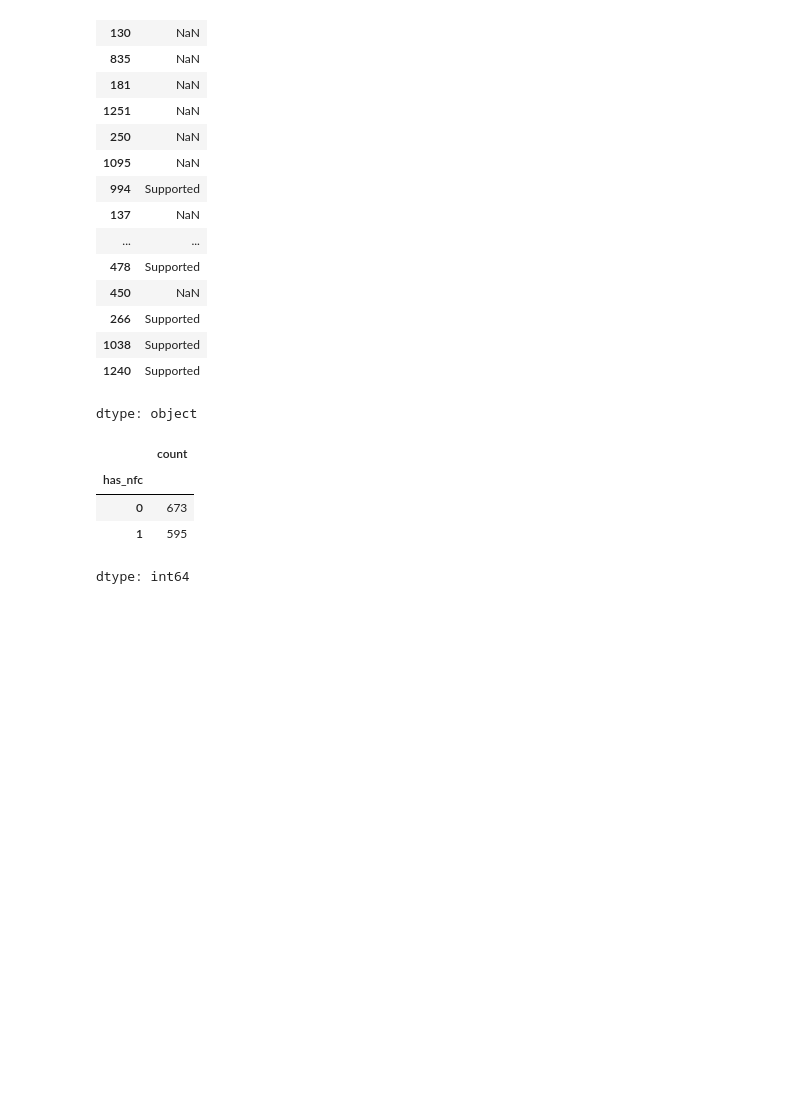
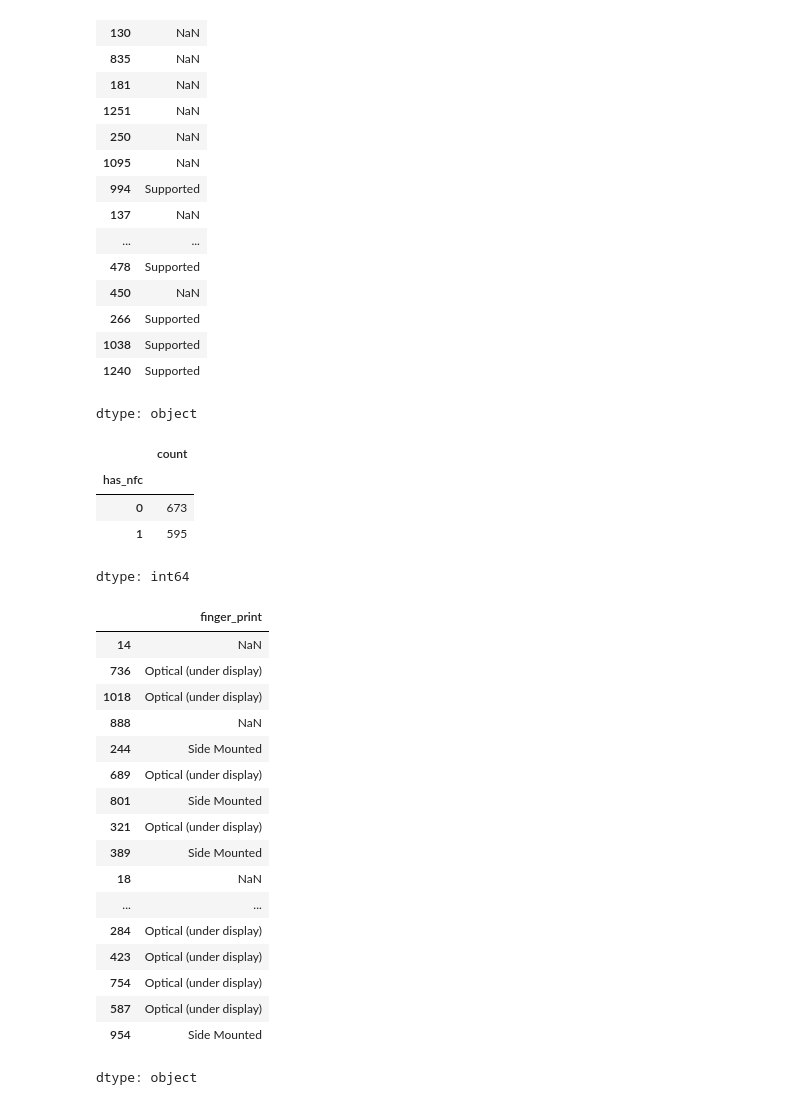
Before and after one commit to rajeshxdatascience/smartphone-recommender-system, a Jupyter notebook: SpecLens_AI_Data_Engineering.ipynb, the cells around one changed output. Saved outputs shown, nothing was run; the diff lists cells and outputs as text; code cells hidden in the pictures; blank space fills up the shorter version.

```diff
--- a/SpecLens_AI_Data_Engineering.ipynb
+++ b/SpecLens_AI_Data_Engineering.ipynb
@@ -5236,3 +5236,24 @@ df['has_nfc'].value_counts()
 | 0 | 673 |
 | 1 | 595 |
 dtype: int64
+# %%
+df['finger_print'].sample(20)
+# %% [output]
+|  | finger_print |
+| 14 | NaN |
+| 736 | Optical (under display) |
+| 1018 | Optical (under display) |
+| 888 | NaN |
+| 244 | Side Mounted |
+| 689 | Optical (under display) |
+| 801 | Side Mounted |
+| 321 | Optical (under display) |
+| 389 | Side Mounted |
+| 18 | NaN |
+| ... | ... |
+| 284 | Optical (under display) |
+| 423 | Optical (under display) |
+| 754 | Optical (under display) |
+| 587 | Optical (under display) |
+| 954 | Side Mounted |
+dtype: object
```
Also changed, not shown: parts of 2 cells of this notebook.
